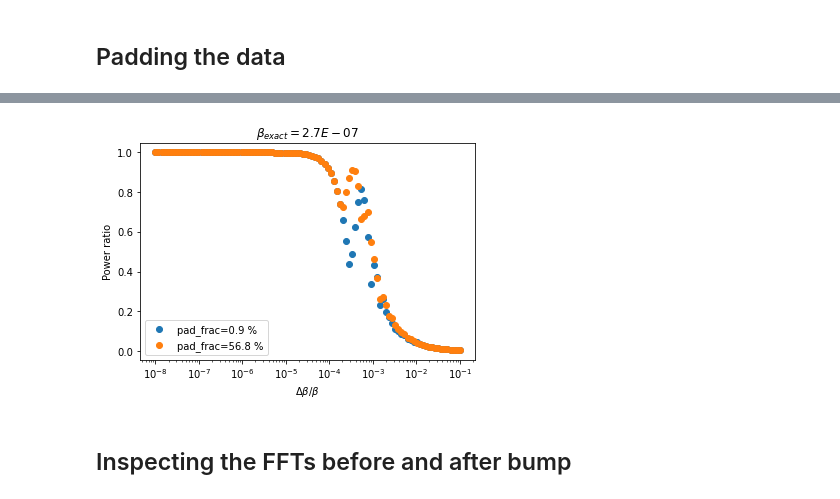
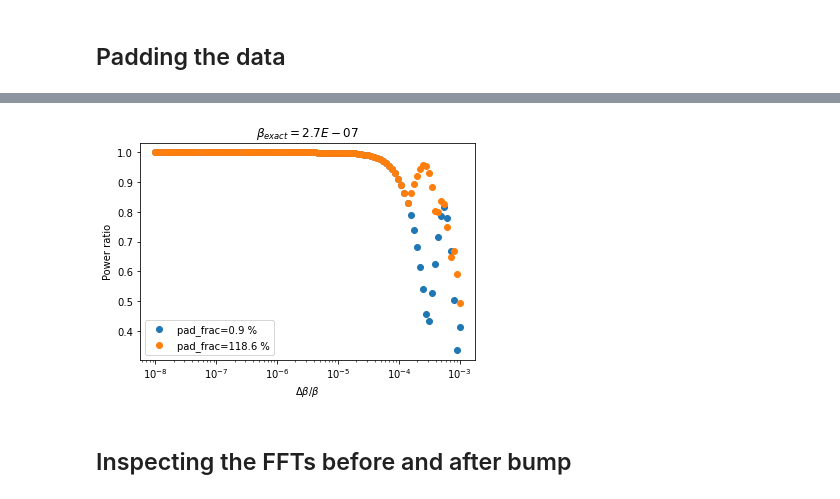
Before and after one commit to Lu-Neil/PBHs, a Jupyter notebook: Resampling/Ratio curve.ipynb, the cells around one changed output, grey strips where cells are left out. Cells and saved outputs as stored; diff of their text form; code cells hidden in the pictures.

Commit message:
Lots of results for the LVK Sept F2F meeting
Former-commit-id: 507a39d893ff837fc8646f0e9a25f92a8e2ef26c

```diff
--- a/Resampling/Ratio curve.ipynb
+++ b/Resampling/Ratio curve.ipynb
@@ -75,7 +75,7 @@ def strobo(beta, data, f_ratio):
 # %% [markdown]
 ## Padding the data
 # %%
-def pad_calc(beta):
+def pad_calc(beta, pad_len):
 #     print(pad_len)
     new_t = -3/5*(1-8/3*beta*t)**(5/8)/beta
     out, t_out = strobo(beta, data, f_ratio)
@@ -107,12 +97,16 @@ array([1.20000014e+02, 8.32730948e-01, 4.35631440e-02])
 # %%
 tic = time.time()
 
-pad_len = int(323.4*T_obs) #~0.01 added length to resampled data
-pad_len_0 = pad_len
-offset_arr = np.logspace(-8, -1, 100)
-ref_freq_0, ref_power_0, _ = pad_calc(beta)
+pad_arr = [int(323.4*T_obs), int(700.4*T_obs)]
+offset_arr = np.logspace(-8, -3, 100)
+result_arr = []
+padfrac_arr = []
 
-result_0 = np.array(Parallel(4)(delayed(pad_calc)(beta+i*beta) for i in offset_arr))
+for i in pad_arr:
+    temp = np.array(Parallel(4)(delayed(pad_calc)(beta+j*beta, i) for j in offset_arr))
+    result_arr.append(temp[:,1]/temp[0,1])
+    padfrac_arr.append(100*temp[0,2])
+
 toc = time.time()
 print((toc-tic)/60)
 # %% [output]
@@ -120,11 +113,0 @@ print((toc-tic)/60)
-# %%
-tic = time.time()
-
-pad_len = int(502.4*T_obs) #~0.01 added length to resampled data
-pad_len_1 = pad_len
-offset_arr = np.logspace(-8, -1, 100)
-ref_freq_1, ref_power_1, _ = pad_calc(beta)
-
-result_1 = np.array(Parallel(4)(delayed(pad_calc)(beta+i*beta) for i in offset_arr))
-toc = time.time()
-print((toc-tic)/60)
@@ -133,16 +132,18 @@ print((toc-tic)/60)
 # %%
 # pl.plot(offset_arr, offset_results[:,0]/ref_freq)
 # pl.show()
-pl.semilogx(offset_arr, result_0[:,1]/ref_power_0, 'o', label = 'pad_frac=%.1F %%' % (100*result_0[0,2]))
-pl.semilogx(offset_arr, result_1[:,1]/ref_power_1, 'o', label = 'pad_frac=%.1F %%' % (100*result_1[0,2]))
+for i,val in enumerate(result_arr):
+    pl.semilogx(offset_arr, val, 'o',
+                label = 'pad_frac=%.1F %%' % padfrac_arr[i])
+
 pl.xlabel(r'$\Delta \beta / \beta$')
 pl.ylabel('Power ratio')
 pl.title(r'$\beta_{exact} = %.1E$' % beta)
 pl.legend()
 # pl.axvline(offset_arr[-40])
 pl.show()
 # %% [output]
-[figure, old version]
+[figure, new version]
 # %% [markdown]
 ## Inspecting the FFTs before and after bump
 # %%
```
Also changed, not shown: parts of 6 cells of this notebook, 4 other files.
